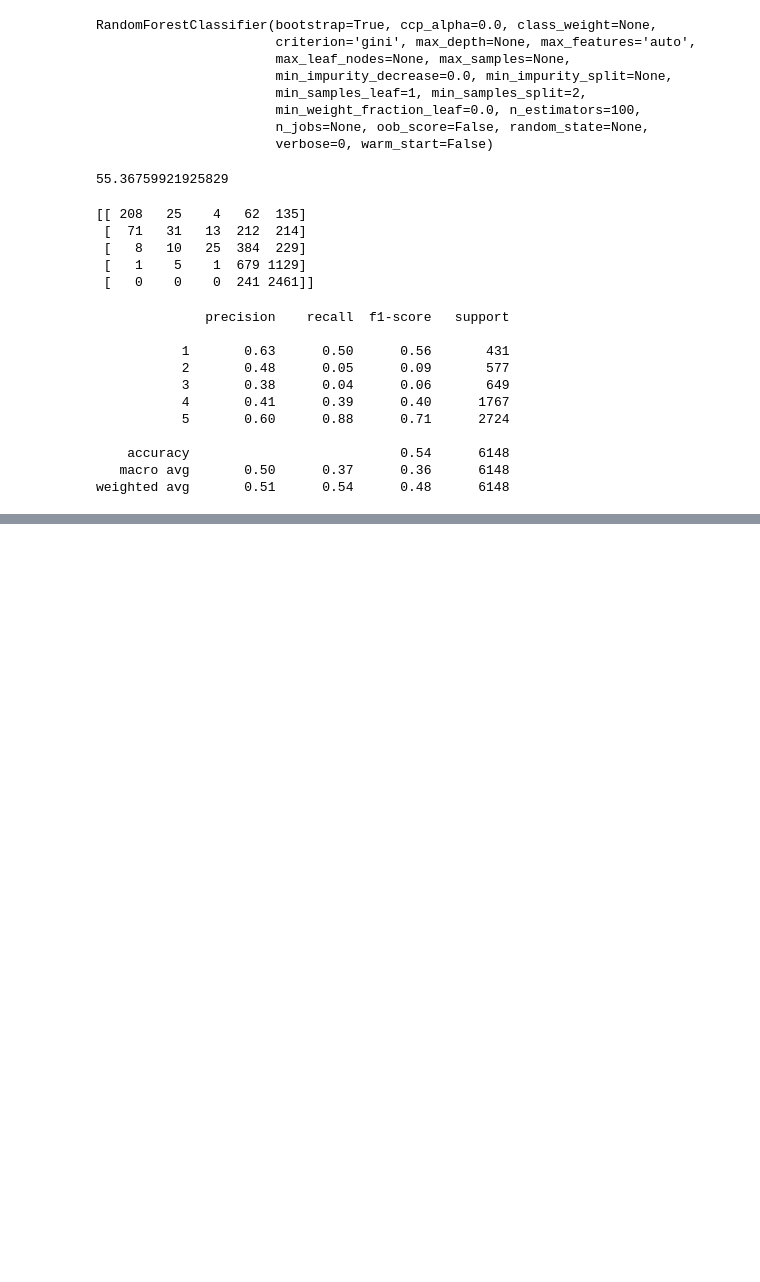
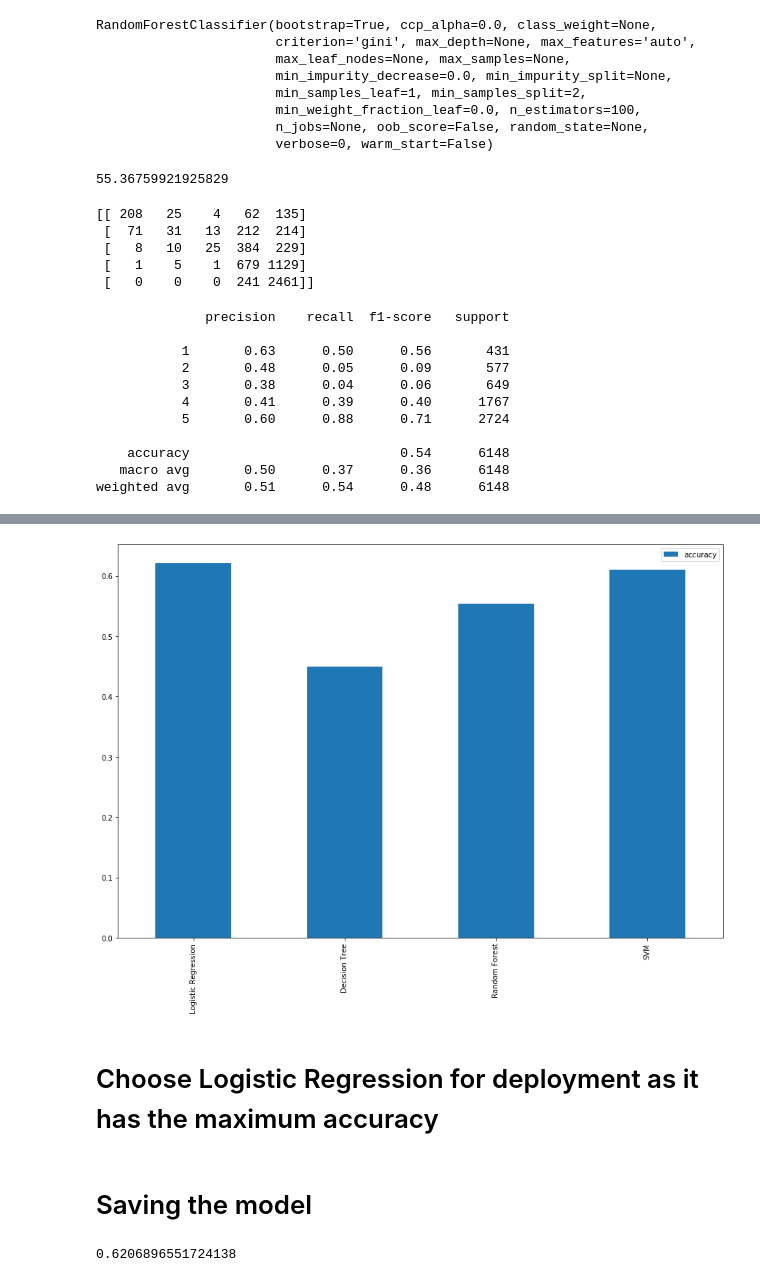
Before and after one commit to nidhi2611/Rating_Prediction_Using_Reviews, a Jupyter notebook: Rating Prediciton using Reviews.ipynb, the cells around one changed output, grey strips where cells are left out. Saved outputs shown, nothing was run; the diff lists cells and outputs as text; code cells hidden in the pictures; blank space fills up the shorter version.

```diff
--- a/Rating Prediciton using Reviews.ipynb
+++ b/Rating Prediciton using Reviews.ipynb
@@ -662,0 +679,6 @@ weighted avg       0.51      0.54      0.48      6148
+# %%
+model_compare_tfidf = pd.DataFrame({                            "Logistic Regression":lr_tfidf_score,
+                           "Decision Tree":dtc_tfidf_accuracy,
+                              "Random Forest":random_tdif_score,
+                              "SVM":svm_tfidf_score,
+                            },index=["accuracy"])
@@ -662,0 +690,8 @@ weighted avg       0.51      0.54      0.48      6148
+# %%
+model_compare_tfidf.T.plot.bar(figsize=(15,10));
+# %% [output]
+[figure, added]
+# %% [markdown]
+# Choose Logistic Regression for deployment as it has the maximum accuracy
+# %% [markdown]
+# Saving the model
@@ -662,0 +701,6 @@ weighted avg       0.51      0.54      0.48      6148
+# %%
+model_load = pickle.load(open("Rating.pkl","rb"))
+model_load.predict(xtest_tfidf)
+model_load.score(xtest_tfidf,ytest_tfidf)
+# %% [output]
+0.6206896551724138
```
Also changed, not shown: parts of 5 cells of this notebook.
